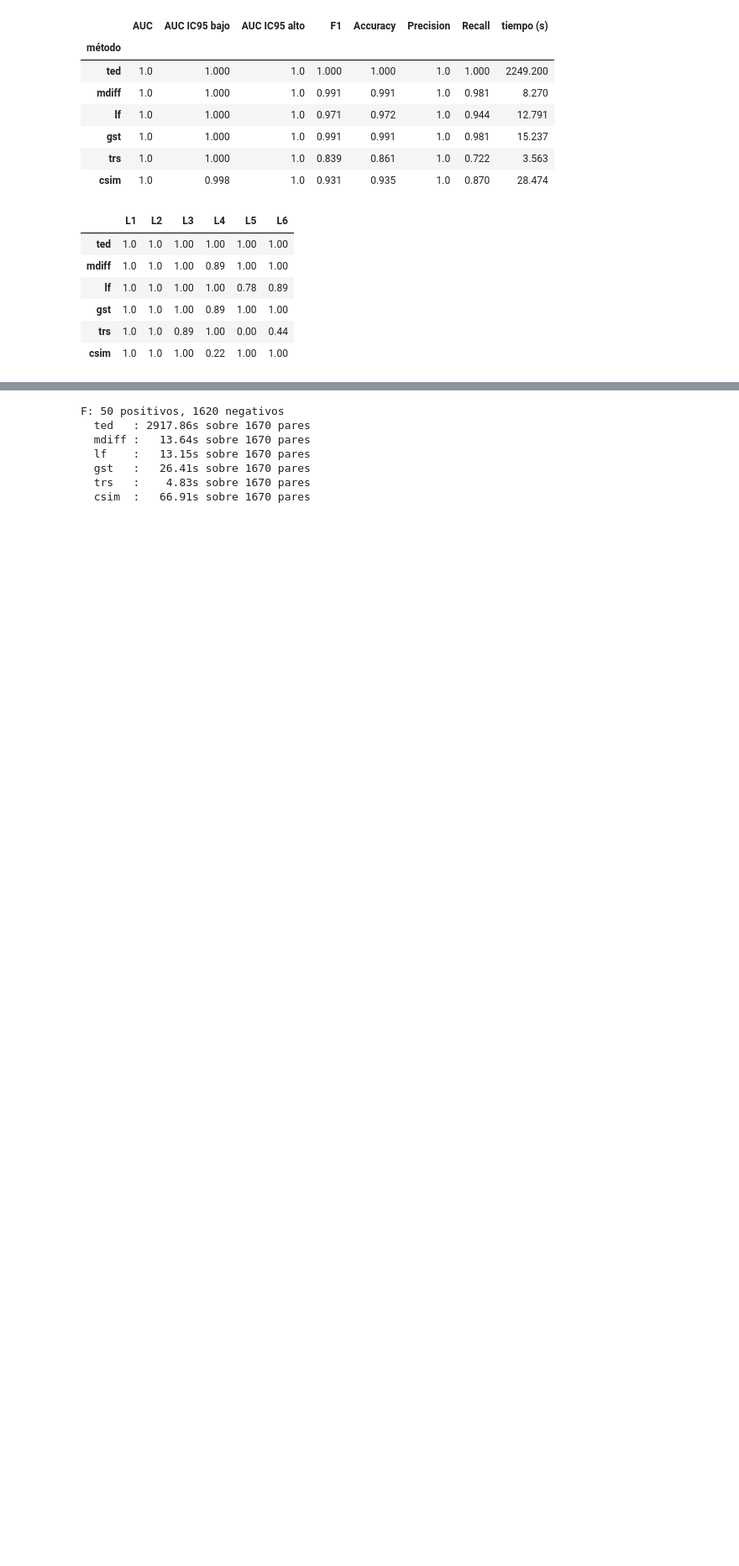
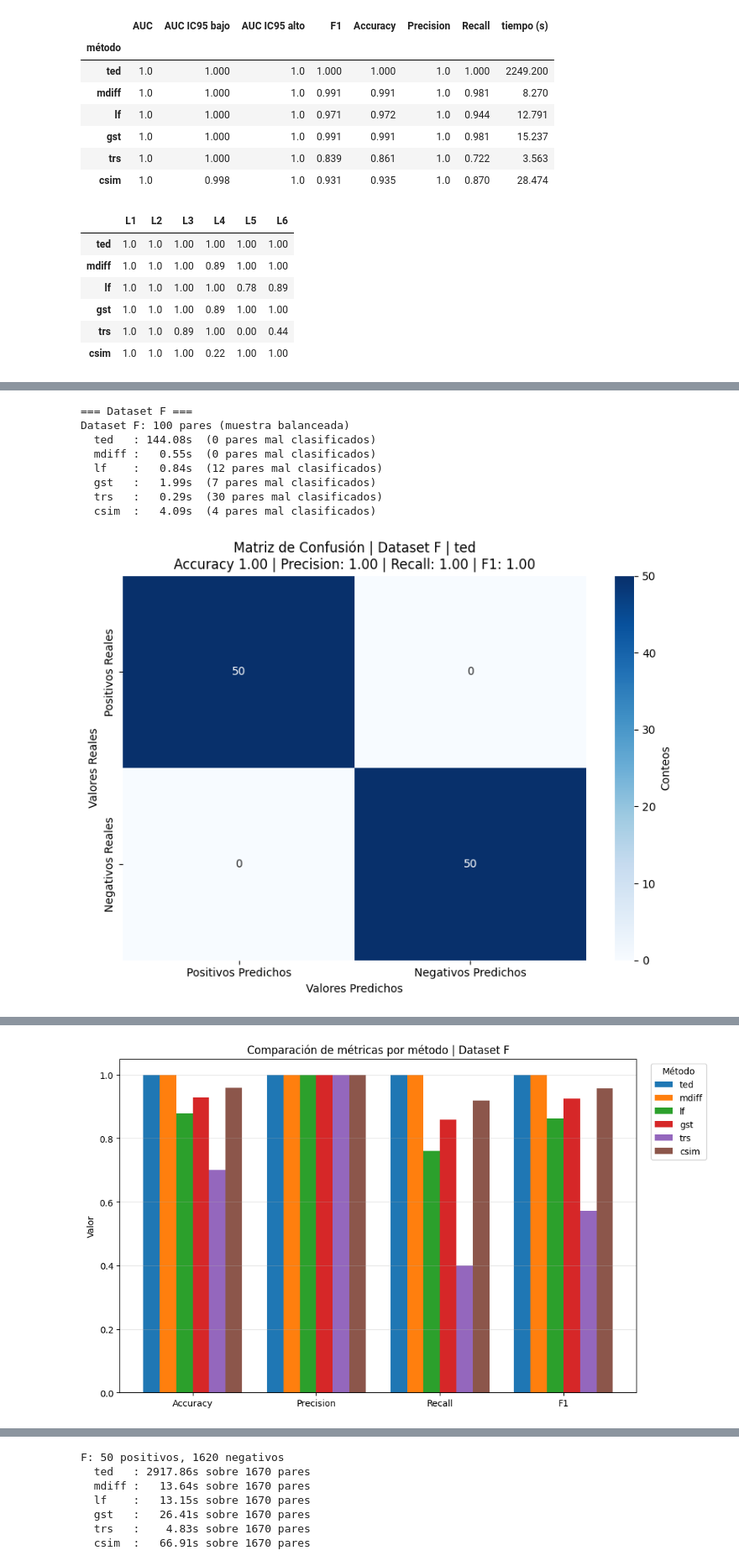
Before and after one commit to edsoneddy/scsc, a Jupyter notebook: notebooks/evaluation/evaluation.ipynb, the cells around one changed output, grey strips where cells are left out. Shown at 84% size. Cells and saved outputs as stored; diff of their text form; code cells hidden in the pictures; blank space fills up the shorter version.

```diff
--- a/notebooks/evaluation/evaluation.ipynb
+++ b/notebooks/evaluation/evaluation.ipynb
@@ -86,18 +90,19 @@ def load_results(letter, balanced_only=False):
         }
     return results
 # %%
-def run_dataset_evaluation(letter):
+def run_dataset_evaluation(letter, register=True):
     """Tablas y gráficas de un dataset a partir de sus CSV de resultados."""
     print(f"=== Dataset {letter} ===")
-    results = load_results(letter, balanced_only=(letter == "A"))
+    results = load_results(letter, balanced_only=(letter in ("A", "F")))
     n = results[METHODS[0]]["n"]
-    print(f"Dataset {letter}: {n} pares" + (" (muestra balanceada)" if letter == "A" else ""))
+    print(f"Dataset {letter}: {n} pares" + (" (muestra balanceada)" if letter in ("A", "F") else ""))
 
     for method in METHODS:
         res = results[method]
         print(f"  {method:6s}: {res['time']:6.2f}s  ({len(res['misclassified'])} pares mal clasificados)")
 
-    all_results[letter] = results
+    if register:  # F queda fuera de los promedios de A-E
+        all_results[letter] = results
 
     for method in METHODS:
         plot_confusion_matrix(
@@ -578,0 +587,12 @@ No se afirma nada sobre csim frente a `ted` más allá de describir los números
+# %%
+_ = run_dataset_evaluation("F", register=False)
+# %% [output]
+=== Dataset F ===
+Dataset F: 100 pares (muestra balanceada)
+  ted   : 144.08s  (0 pares mal clasificados)
+  mdiff :   0.55s  (0 pares mal clasificados)
+  lf    :   0.84s  (12 pares mal clasificados)
+  gst   :   1.99s  (7 pares mal clasificados)
+  trs   :   0.29s  (30 pares mal clasificados)
+  csim  :   4.09s  (4 pares mal clasificados)
+[figure, added]
@@ -578,0 +604 @@ No se afirma nada sobre csim frente a `ted` más allá de describir los números
+[figure, added]
```
Also changed, not shown: parts of 3 cells of this notebook.
